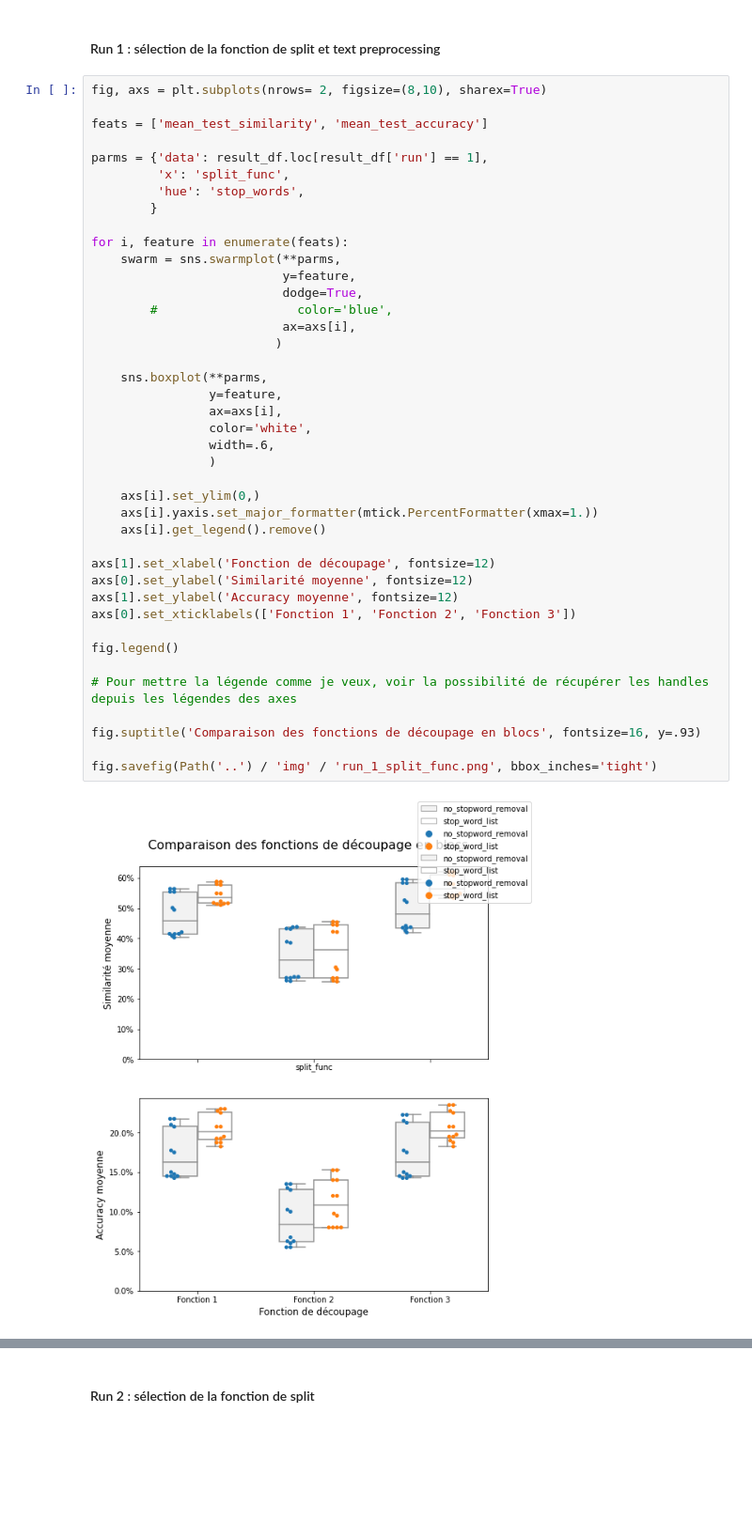
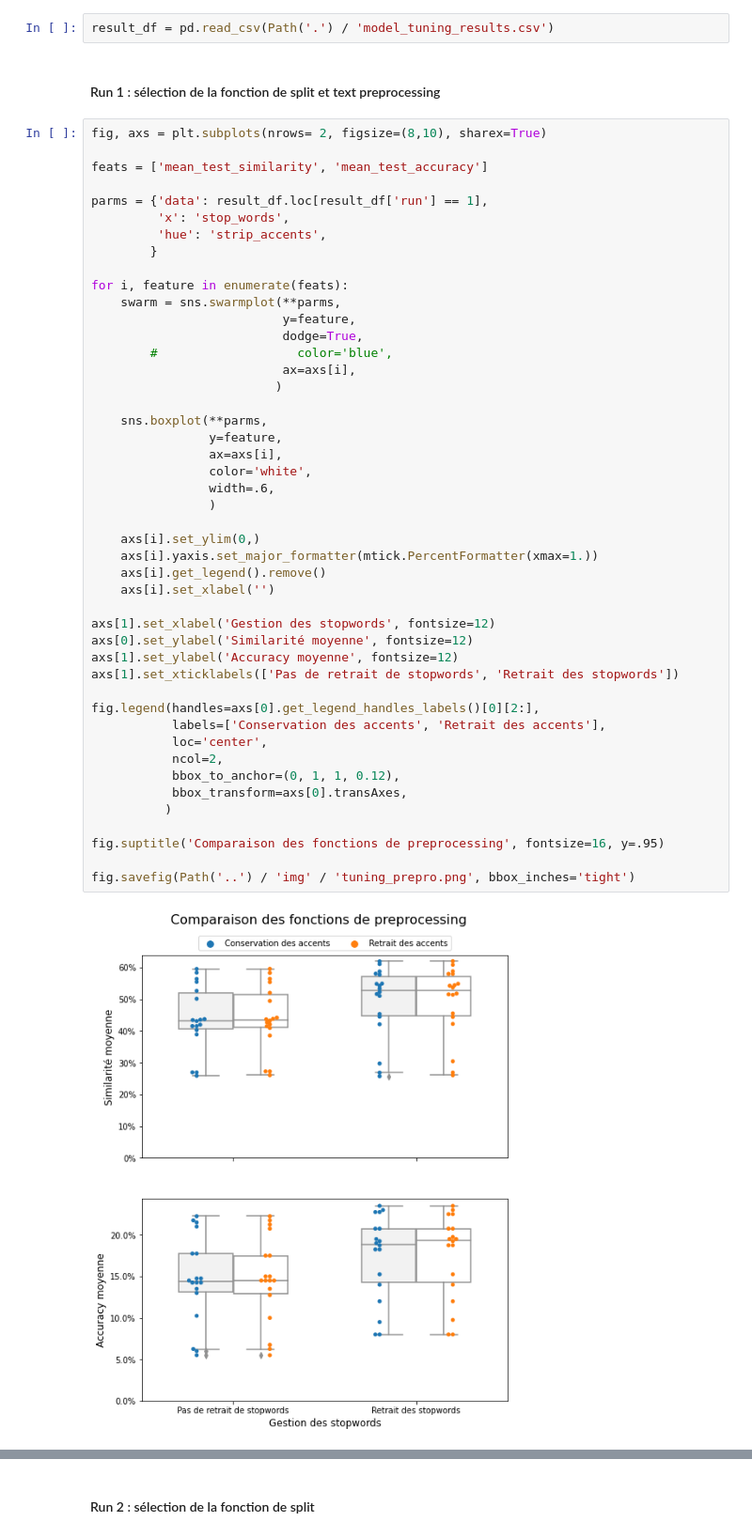
Before and after one commit to UltraDiuve/PIM-Recognizer, a Jupyter notebook: report/notebooks/model_tuning.ipynb, the cells around one changed output, grey strips where cells are left out. Shown at 94% size. Saved outputs shown, nothing was run; the diff lists cells and outputs as text; blank space fills up the shorter version.

Commit message:
more work on model tuning

```diff
--- a/report/notebooks/model_tuning.ipynb
+++ b/report/notebooks/model_tuning.ipynb
@@ -849,5 +639,7 @@ result_df.reset_index().set_index(parms).drop('index', axis=1).sort_index()
 # %%
 result_df.to_csv(Path('.') / 'model_tuning_results.csv')
+# %%
+result_df = pd.read_csv(Path('.') / 'model_tuning_results.csv')
 # %% [markdown]
 #### Run 1 : sélection de la fonction de split et text preprocessing
 # %%
@@ -856,43 +648,48 @@ fig, axs = plt.subplots(nrows= 2, figsize=(8,10), sharex=True)
 feats = ['mean_test_similarity', 'mean_test_accuracy']
 
 parms = {'data': result_df.loc[result_df['run'] == 1],
-         'x': 'split_func',
-         'hue': 'stop_words',
+         'x': 'stop_words',
+         'hue': 'strip_accents',
         }
 
 for i, feature in enumerate(feats):
     swarm = sns.swarmplot(**parms,
                           y=feature,
                           dodge=True,
         #                   color='blue',
                           ax=axs[i],
                          )
 
     sns.boxplot(**parms,
                 y=feature,
                 ax=axs[i],
                 color='white',
                 width=.6,
                 )
 
     axs[i].set_ylim(0,)
     axs[i].yaxis.set_major_formatter(mtick.PercentFormatter(xmax=1.))
     axs[i].get_legend().remove()
+    axs[i].set_xlabel('')
 
-axs[1].set_xlabel('Fonction de découpage', fontsize=12)
+axs[1].set_xlabel('Gestion des stopwords', fontsize=12)
 axs[0].set_ylabel('Similarité moyenne', fontsize=12)
 axs[1].set_ylabel('Accuracy moyenne', fontsize=12)
-axs[0].set_xticklabels(['Fonction 1', 'Fonction 2', 'Fonction 3'])
+axs[1].set_xticklabels(['Pas de retrait de stopwords', 'Retrait des stopwords'])
 
-fig.legend()
+fig.legend(handles=axs[0].get_legend_handles_labels()[0][2:],
+           labels=['Conservation des accents', 'Retrait des accents'],
+           loc='center',
+           ncol=2,
+           bbox_to_anchor=(0, 1, 1, 0.12),
+           bbox_transform=axs[0].transAxes,
+          )
 
-# Pour mettre la légende comme je veux, voir la possibilité de récupérer les handles depuis les légendes des axes
+fig.suptitle('Comparaison des fonctions de preprocessing', fontsize=16, y=.95)
 
-fig.suptitle('Comparaison des fonctions de découpage en blocs', fontsize=16, y=.93)
-
-fig.savefig(Path('..') / 'img' / 'run_1_split_func.png', bbox_inches='tight')
+fig.savefig(Path('..') / 'img' / 'tuning_prepro.png', bbox_inches='tight')
 # %% [output]
-[figure, old version]
+[figure, new version]
 # %%
 (result_df.loc[result_df['run'] == 1., ['split_func',
                                         'mean_test_similarity',
```
Also changed, not shown: parts of 24 cells of this notebook, 2 other files.
